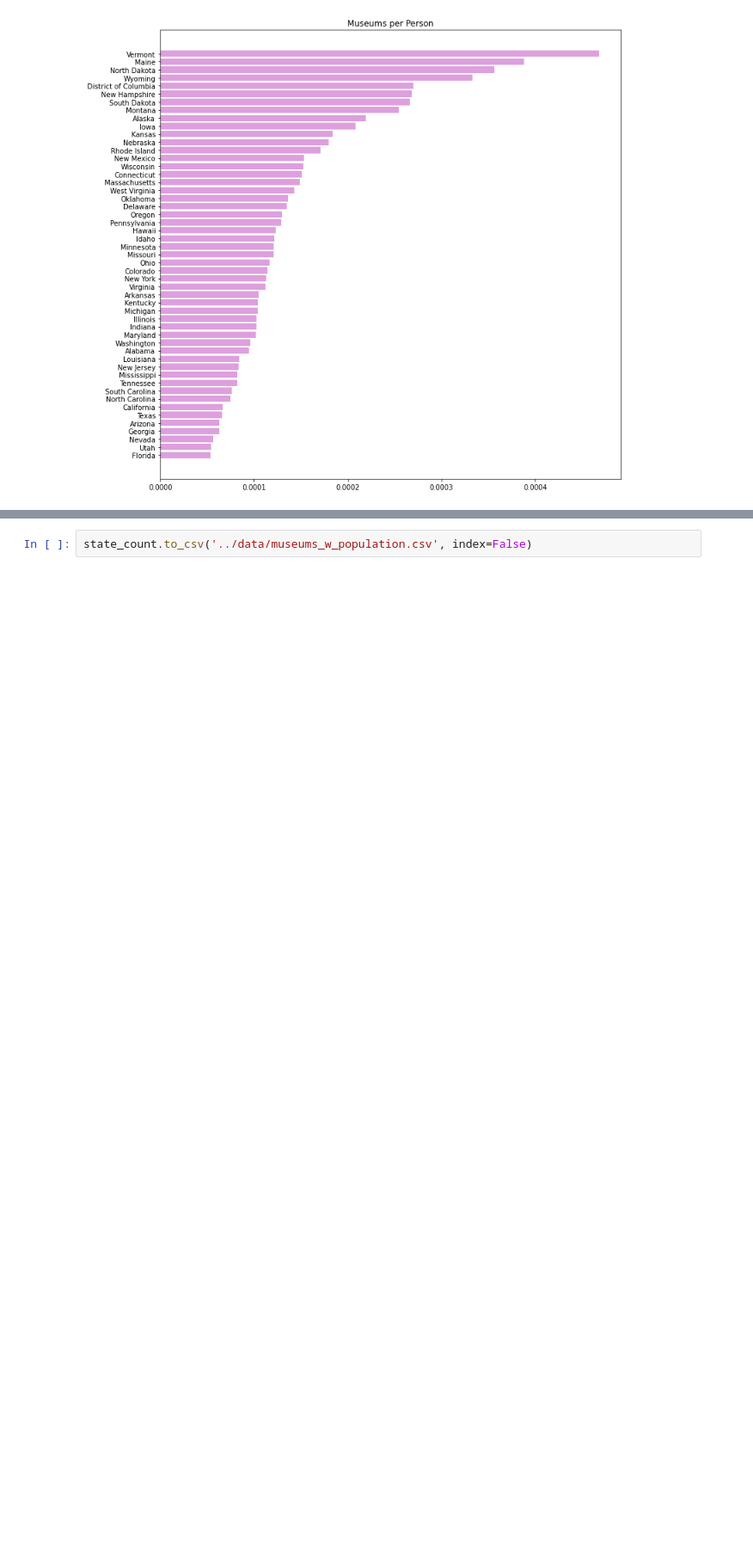
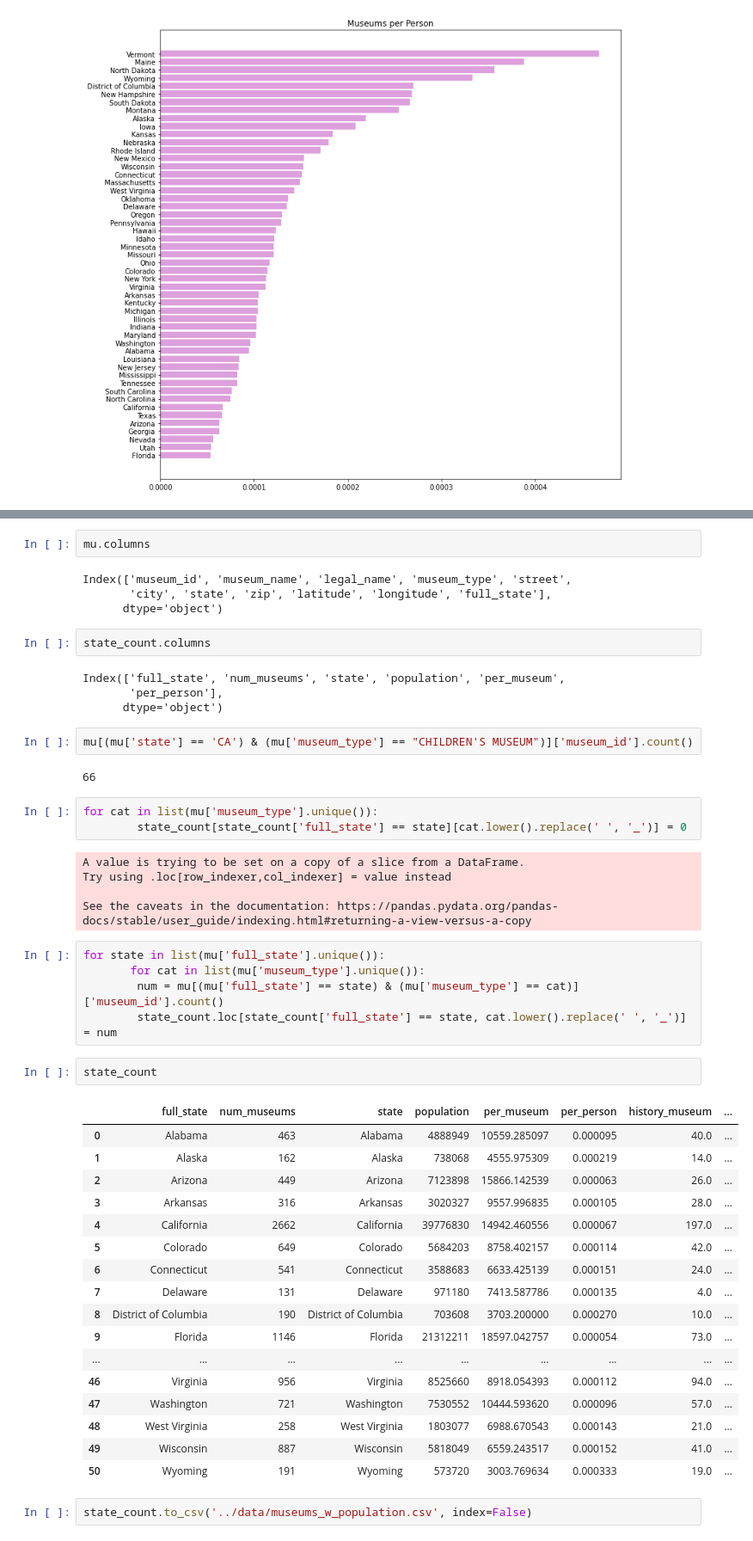
Before and after one commit to scaress21/dashboards, a Jupyter notebook: museums/code/01_Cleaning_and_EDA_(Museums).ipynb, the cells around one changed output, grey strips where cells are left out. Shown: that part at 86% size. Drawn from its saved outputs; the diff is of its cells as text; blank space fills up the shorter version.

Commit message:
revised dataframe

```diff
--- a/museums/code/01_Cleaning_and_EDA_(Museums).ipynb
+++ b/museums/code/01_Cleaning_and_EDA_(Museums).ipynb
@@ -412,2 +420,51 @@ Text(0.5, 1.0, 'Museums per Person')
+# %%
+mu.columns
+# %% [output]
+Index(['museum_id', 'museum_name', 'legal_name', 'museum_type', 'street',
+       'city', 'state', 'zip', 'latitude', 'longitude', 'full_state'],
+      dtype='object')
+# %%
+state_count.columns
+# %% [output]
+Index(['full_state', 'num_museums', 'state', 'population', 'per_museum',
+       'per_person'],
+      dtype='object')
+# %%
+mu[(mu['state'] == 'CA') & (mu['museum_type'] == "CHILDREN'S MUSEUM")]['museum_id'].count()
+# %% [output]
+66
+# %%
+for cat in list(mu['museum_type'].unique()):
+        state_count[state_count['full_state'] == state][cat.lower().replace(' ', '_')] = 0
+# %% [output]
+A value is trying to be set on a copy of a slice from a DataFrame.
+Try using .loc[row_indexer,col_indexer] = value instead
+
+See the caveats in the documentation: https://pandas.pydata.org/pandas-docs/stable/user_guide/indexing.html#returning-a-view-versus-a-copy
+# %%
+for state in list(mu['full_state'].unique()):
+       for cat in list(mu['museum_type'].unique()):
+        num = mu[(mu['full_state'] == state) & (mu['museum_type'] == cat)]['museum_id'].count()
+        state_count.loc[state_count['full_state'] == state, cat.lower().replace(' ', '_')] = num
+# %%
+state_count
+# %% [output]
+|  | full_state | num_museums | state | population | per_museum | per_person | history_museum | ... |
+| 0 | Alabama | 463 | Alabama | 4888949 | 10559.285097 | 0.000095 | 40.0 | ... |
+| 1 | Alaska | 162 | Alaska | 738068 | 4555.975309 | 0.000219 | 14.0 | ... |
+| 2 | Arizona | 449 | Arizona | 7123898 | 15866.142539 | 0.000063 | 26.0 | ... |
+| 3 | Arkansas | 316 | Arkansas | 3020327 | 9557.996835 | 0.000105 | 28.0 | ... |
+| 4 | California | 2662 | California | 39776830 | 14942.460556 | 0.000067 | 197.0 | ... |
+| 5 | Colorado | 649 | Colorado | 5684203 | 8758.402157 | 0.000114 | 42.0 | ... |
+| 6 | Connecticut | 541 | Connecticut | 3588683 | 6633.425139 | 0.000151 | 24.0 | ... |
+| 7 | Delaware | 131 | Delaware | 971180 | 7413.587786 | 0.000135 | 4.0 | ... |
+| 8 | District of Columbia | 190 | District of Columbia | 703608 | 3703.200000 | 0.000270 | 10.0 | ... |
+| 9 | Florida | 1146 | Florida | 21312211 | 18597.042757 | 0.000054 | 73.0 | ... |
+| ... | ... | ... | ... | ... | ... | ... | ... | ... |
+| 46 | Virginia | 956 | Virginia | 8525660 | 8918.054393 | 0.000112 | 94.0 | ... |
+| 47 | Washington | 721 | Washington | 7530552 | 10444.593620 | 0.000096 | 57.0 | ... |
+| 48 | West Virginia | 258 | West Virginia | 1803077 | 6988.670543 | 0.000143 | 21.0 | ... |
+| 49 | Wisconsin | 887 | Wisconsin | 5818049 | 6559.243517 | 0.000152 | 41.0 | ... |
+| 50 | Wyoming | 191 | Wyoming | 573720 | 3003.769634 | 0.000333 | 19.0 | ... |
 # %%
 state_count.to_csv('../data/museums_w_population.csv', index=False)
```
Also changed, not shown: parts of 1 cell of this notebook, 2 other files.
